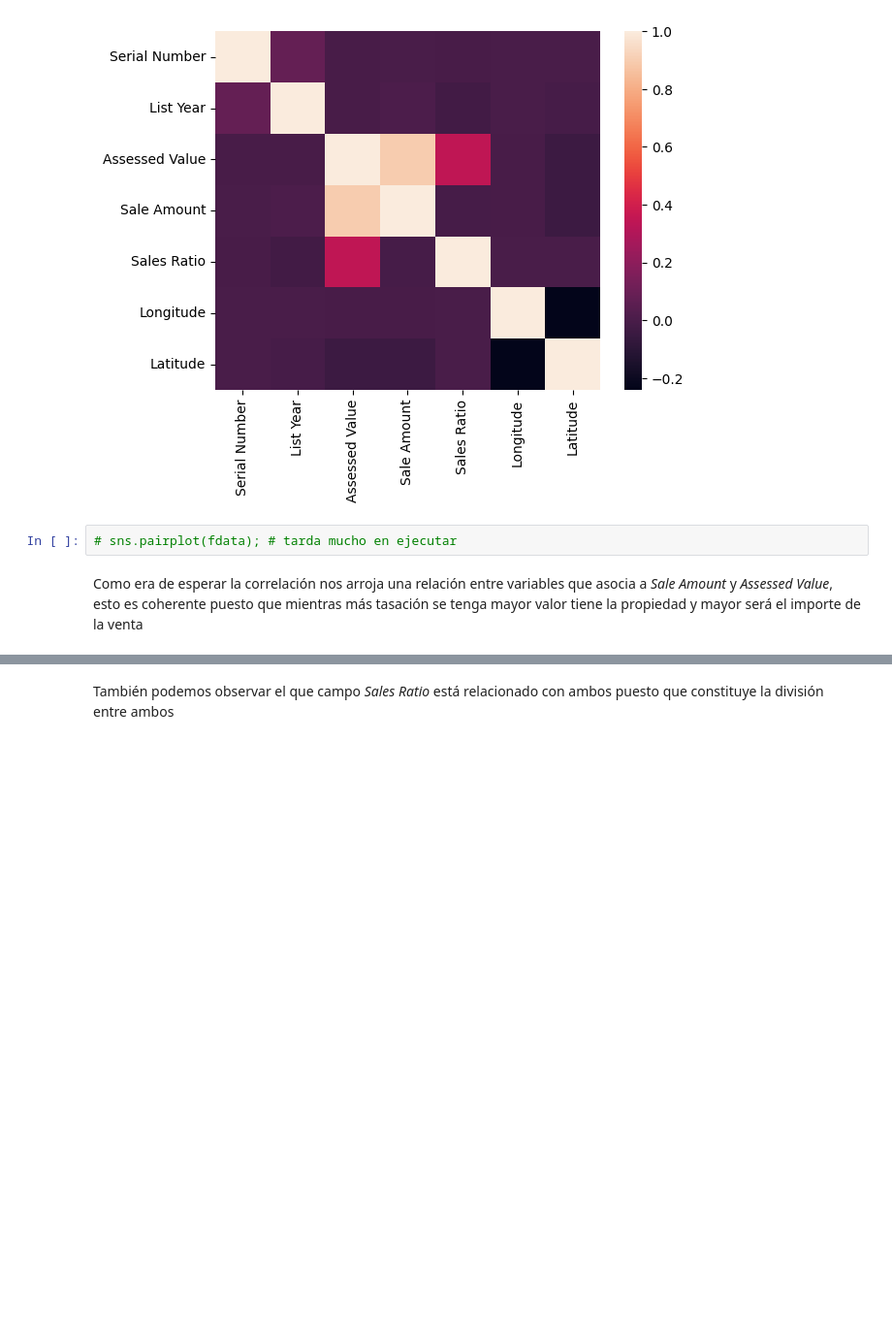
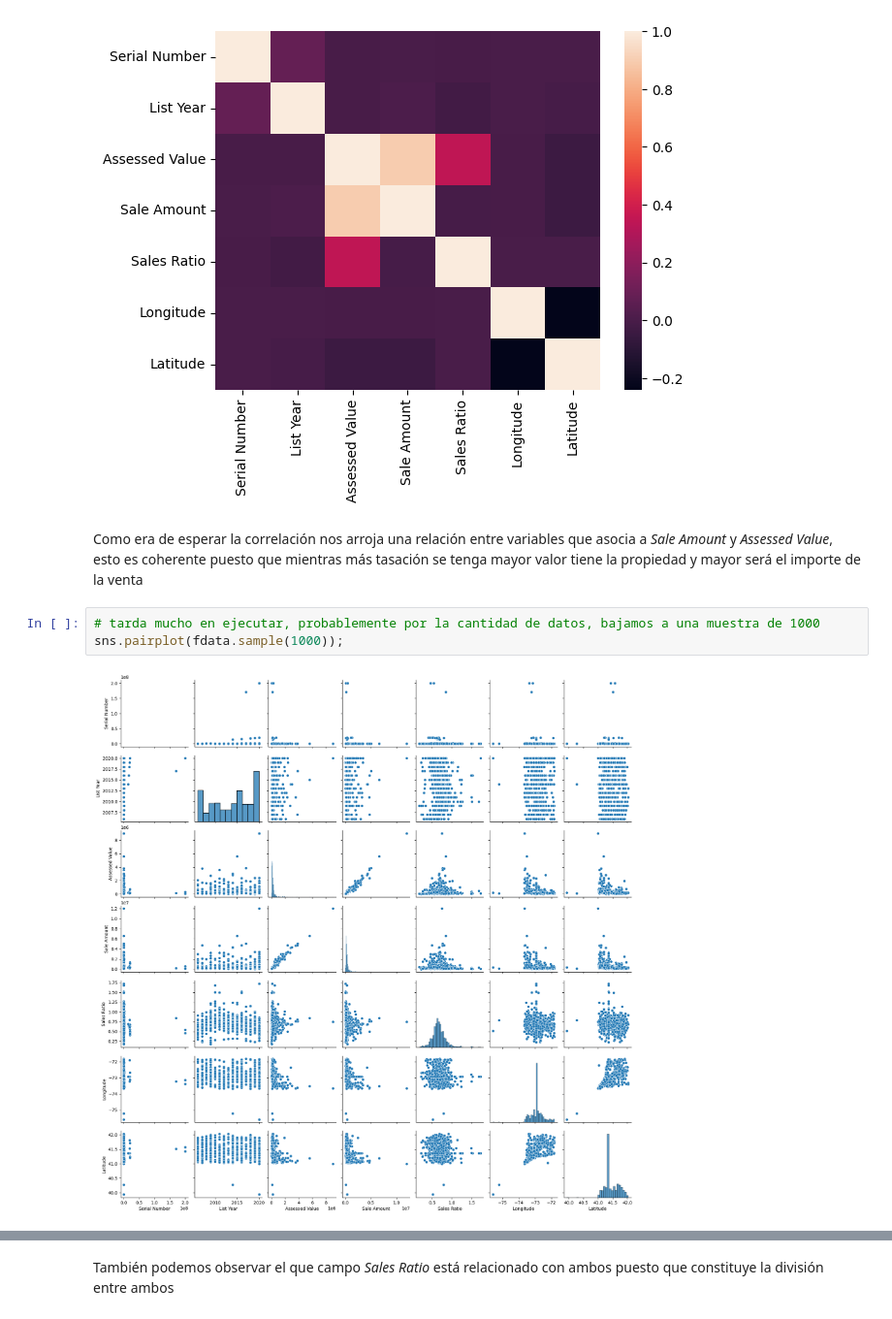
Before and after one commit to emichester/01MIAR_trabajo_final, a Jupyter notebook: Analisis/20230524_Real_State.ipynb, the cells around one changed output, grey strips where cells are left out. Shown at 97% size. Saved outputs shown, nothing was run; the diff lists cells and outputs as text; blank space fills up the shorter version.

```diff
--- a/Analisis/20230524_Real_State.ipynb
+++ b/Analisis/20230524_Real_State.ipynb
@@ -473,7 +475,10 @@ Analicemos la correlación de las variables numéricas a priori
 sns.heatmap(fdata.corr(numeric_only=True));
 # %% [output]
 [figure]
-# %%
-# sns.pairplot(fdata); # tarda mucho en ejecutar
 # %% [markdown]
 Como era de esperar la correlación nos arroja una relación entre variables que asocia a _Sale Amount_ y _Assessed Value_, esto es coherente puesto que mientras más tasación se tenga mayor valor tiene la propiedad y mayor será el importe de la venta
+# %%
+# tarda mucho en ejecutar, probablemente por la cantidad de datos, bajamos a una muestra de 1000
+sns.pairplot(fdata.sample(1000));
+# %% [output]
+[figure, added]
```
Also changed, not shown: parts of 36 cells of this notebook.
